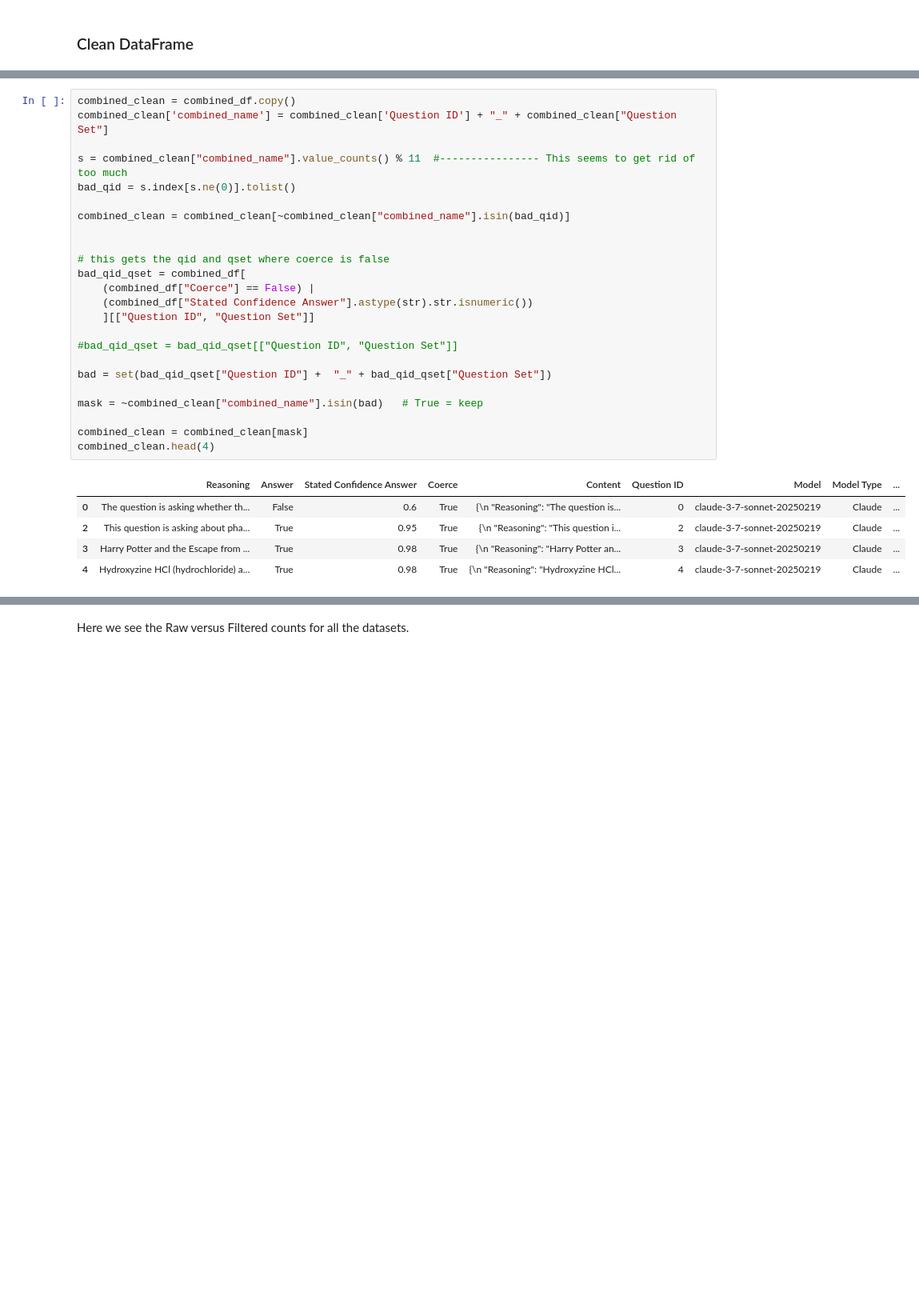
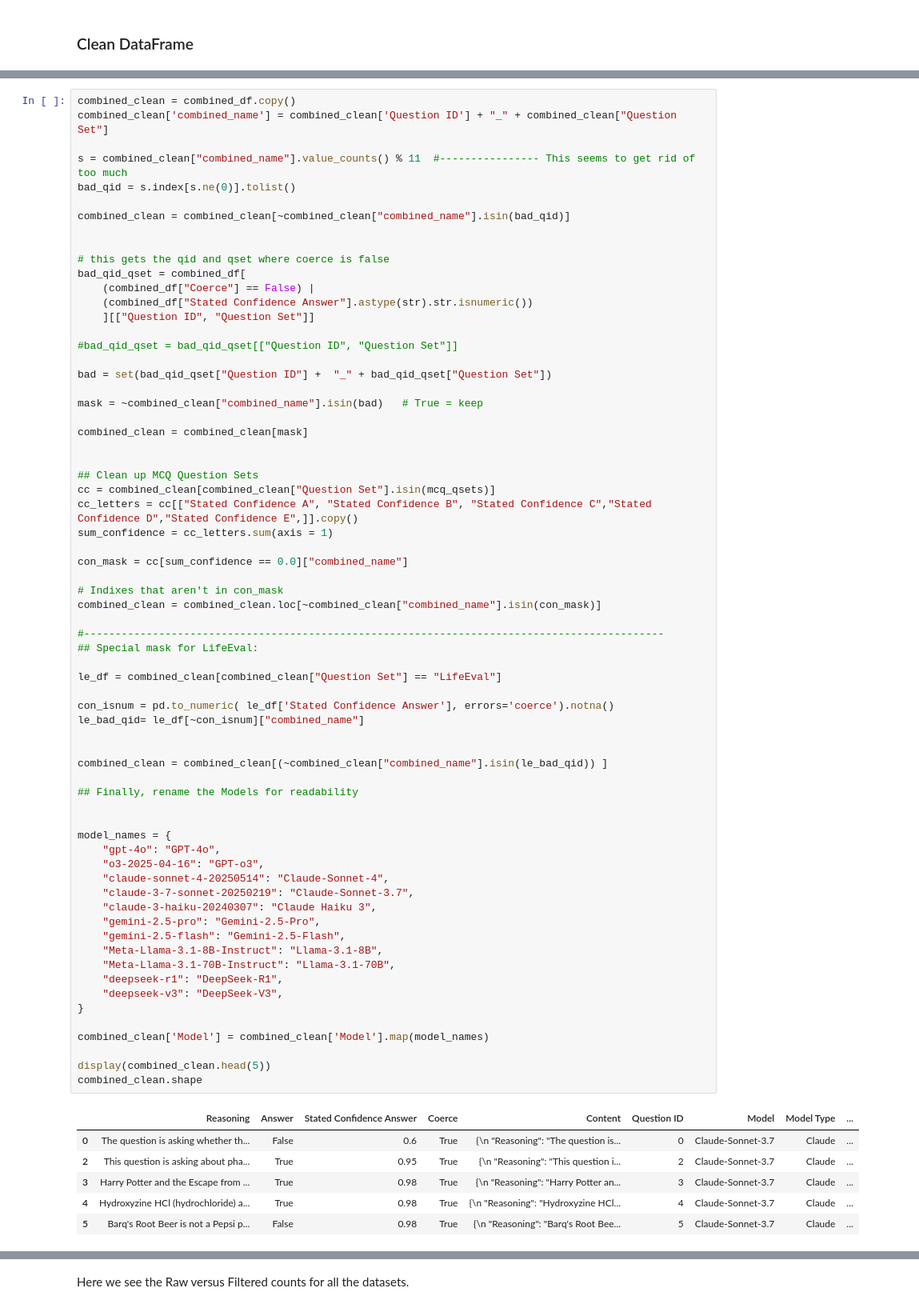
Before and after one commit to NoamMichael/Comparing-Confidence-in-LLMs, a Jupyter notebook: analysis.ipynb, the cells around one changed output, grey strips where cells are left out. Shown at 80% size. Cells and saved outputs as stored; diff of their text form; blank space fills up the shorter version.

```diff
--- a/analysis.ipynb
+++ b/analysis.ipynb
@@ -462,30 +459,74 @@ Name: Stated Confidence Answer, Length: 82641, dtype: bool
 # %%
 combined_clean = combined_df.copy()
 combined_clean['combined_name'] = combined_clean['Question ID'] + "_" + combined_clean["Question Set"]
 
 s = combined_clean["combined_name"].value_counts() % 11  #---------------- This seems to get rid of too much
 bad_qid = s.index[s.ne(0)].tolist()
 
 combined_clean = combined_clean[~combined_clean["combined_name"].isin(bad_qid)]
 
 
 # this gets the qid and qset where coerce is false
 bad_qid_qset = combined_df[
     (combined_df["Coerce"] == False) |
     (combined_df["Stated Confidence Answer"].astype(str).str.isnumeric())
     ][["Question ID", "Question Set"]]
 
 #bad_qid_qset = bad_qid_qset[["Question ID", "Question Set"]]
 
 bad = set(bad_qid_qset["Question ID"] +  "_" + bad_qid_qset["Question Set"])
 
 mask = ~combined_clean["combined_name"].isin(bad)   # True = keep
 
 combined_clean = combined_clean[mask]
-combined_clean.head(4)
+
+
+## Clean up MCQ Question Sets
+cc = combined_clean[combined_clean["Question Set"].isin(mcq_qsets)]
+cc_letters = cc[["Stated Confidence A", "Stated Confidence B", "Stated Confidence C","Stated Confidence D","Stated Confidence E",]].copy()
+sum_confidence = cc_letters.sum(axis = 1)
+
+con_mask = cc[sum_confidence == 0.0]["combined_name"]
+
+# Indixes that aren't in con_mask
+combined_clean = combined_clean.loc[~combined_clean["combined_name"].isin(con_mask)]
+
+#---------------------------------------------------------------------------------------------
+## Special mask for LifeEval:
+
+le_df = combined_clean[combined_clean["Question Set"] == "LifeEval"]
+
+con_isnum = pd.to_numeric( le_df['Stated Confidence Answer'], errors='coerce').notna()
+le_bad_qid= le_df[~con_isnum]["combined_name"]
+
+
+combined_clean = combined_clean[(~combined_clean["combined_name"].isin(le_bad_qid)) ]
+
+## Finally, rename the Models for readability
+
+
+model_names = {
+    "gpt-4o": "GPT-4o",
+    "o3-2025-04-16": "GPT-o3",
+    "claude-sonnet-4-20250514": "Claude-Sonnet-4",
+    "claude-3-7-sonnet-20250219": "Claude-Sonnet-3.7",
+    "claude-3-haiku-20240307": "Claude Haiku 3",
+    "gemini-2.5-pro": "Gemini-2.5-Pro",
+    "gemini-2.5-flash": "Gemini-2.5-Flash",
+    "Meta-Llama-3.1-8B-Instruct": "Llama-3.1-8B",
+    "Meta-Llama-3.1-70B-Instruct": "Llama-3.1-70B",
+    "deepseek-r1": "DeepSeek-R1",
+    "deepseek-v3": "DeepSeek-V3",
+}
+
+combined_clean['Model'] = combined_clean['Model'].map(model_names)
+
+display(combined_clean.head(5))
+combined_clean.shape
 # %% [output]
 |  | Reasoning | Answer | Stated Confidence Answer | Coerce | Content | Question ID | Model | Model Type | ... |
-| 0 | The question is asking whether th... | False | 0.6 | True | {\n "Reasoning": "The question is... | 0 | claude-3-7-sonnet-20250219 | Claude | ... |
-| 2 | This question is asking about pha... | True | 0.95 | True | {\n "Reasoning": "This question i... | 2 | claude-3-7-sonnet-20250219 | Claude | ... |
-| 3 | Harry Potter and the Escape from ... | True | 0.98 | True | {\n "Reasoning": "Harry Potter an... | 3 | claude-3-7-sonnet-20250219 | Claude | ... |
-| 4 | Hydroxyzine HCl (hydrochloride) a... | True | 0.98 | True | {\n "Reasoning": "Hydroxyzine HCl... | 4 | claude-3-7-sonnet-20250219 | Claude | ... |
+| 0 | The question is asking whether th... | False | 0.6 | True | {\n "Reasoning": "The question is... | 0 | Claude-Sonnet-3.7 | Claude | ... |
+| 2 | This question is asking about pha... | True | 0.95 | True | {\n "Reasoning": "This question i... | 2 | Claude-Sonnet-3.7 | Claude | ... |
+| 3 | Harry Potter and the Escape from ... | True | 0.98 | True | {\n "Reasoning": "Harry Potter an... | 3 | Claude-Sonnet-3.7 | Claude | ... |
+| 4 | Hydroxyzine HCl (hydrochloride) a... | True | 0.98 | True | {\n "Reasoning": "Hydroxyzine HCl... | 4 | Claude-Sonnet-3.7 | Claude | ... |
+| 5 | Barq's Root Beer is not a Pepsi p... | False | 0.98 | True | {\n "Reasoning": "Barq's Root Bee... | 5 | Claude-Sonnet-3.7 | Claude | ... |
```
Also changed, not shown: parts of 19 cells of this notebook, 3 other files.
